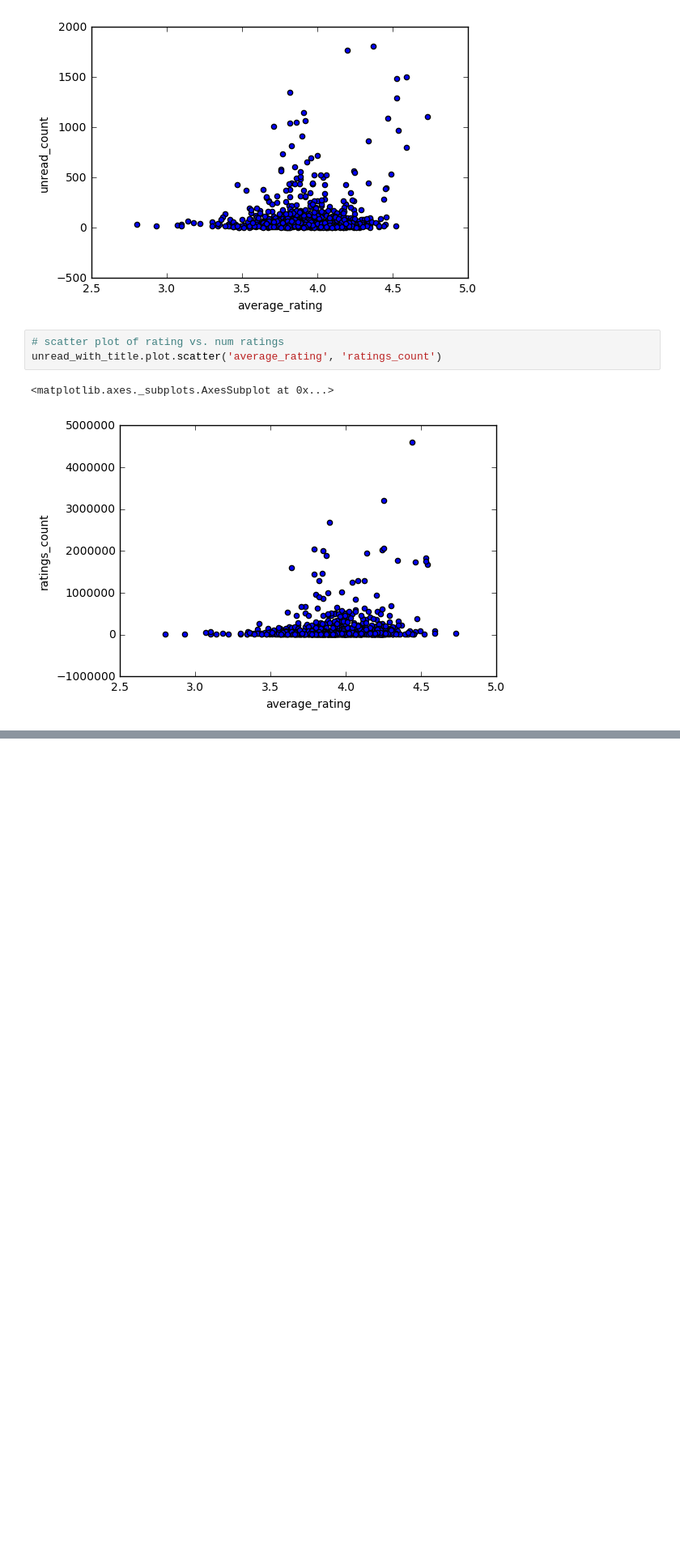
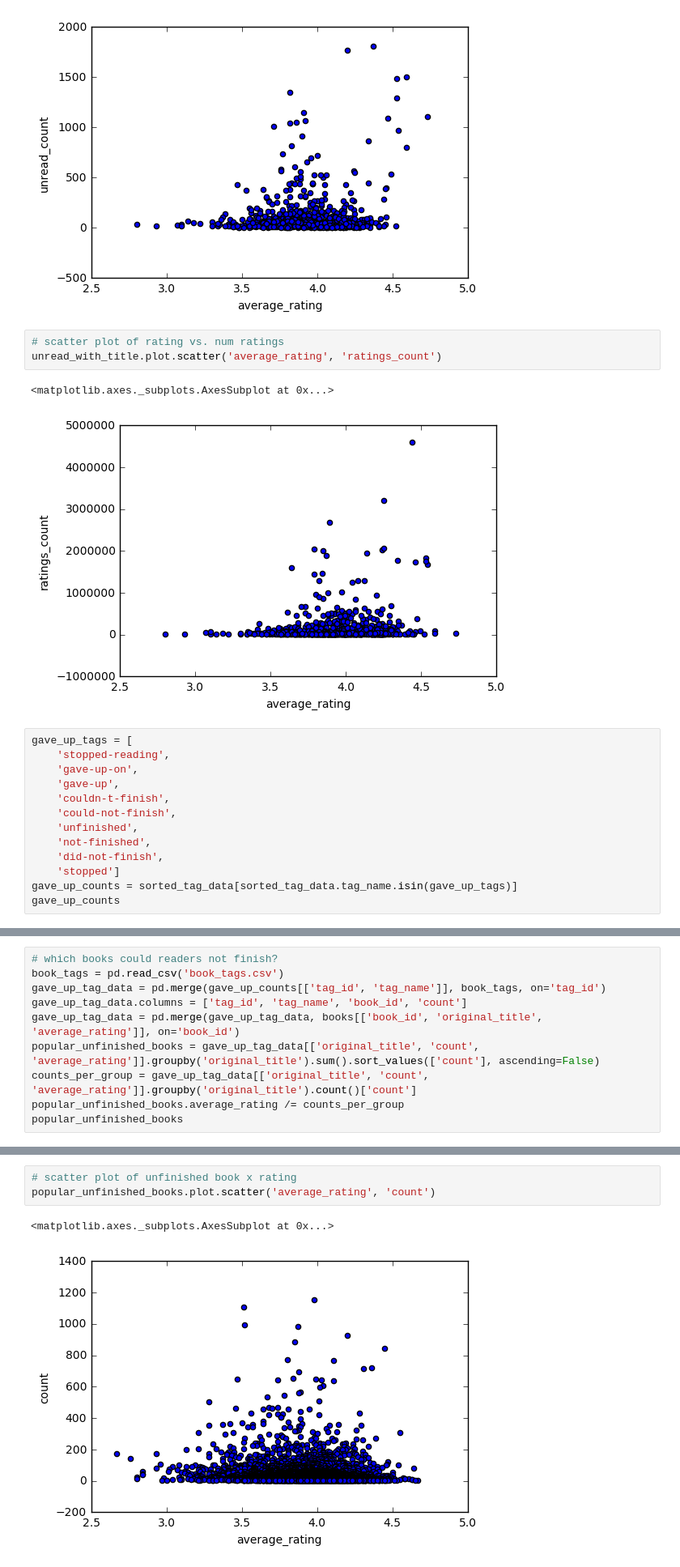
Before and after one commit to morganecf/goodreads-odsc, a Jupyter notebook: explore_goodreads.ipynb, the cells around one changed output, grey strips where cells are left out. Shown at 81% size. Saved outputs shown, nothing was run; the diff lists cells and outputs as text; blank space fills up the shorter version.

Commit message:
Explore most popular books by tag

```diff
--- a/explore_goodreads.ipynb
+++ b/explore_goodreads.ipynb
@@ -371,3 +371,16 @@ unread_with_title.plot.scatter('average_rating', 'ratings_count')
 # %% [output]
 <matplotlib.axes._subplots.AxesSubplot at 0x...>
 [figure]
+# %%
+gave_up_tags = [
+    'stopped-reading',
+    'gave-up-on',
+    'gave-up',
+    'couldn-t-finish',
+    'could-not-finish',
+    'unfinished',
+    'not-finished',
+    'did-not-finish',
+    'stopped']
+gave_up_counts = sorted_tag_data[sorted_tag_data.tag_name.isin(gave_up_tags)]
+gave_up_counts
@@ -373,0 +403,10 @@ unread_with_title.plot.scatter('average_rating', 'ratings_count')
+# %%
+# which books could readers not finish?
+book_tags = pd.read_csv('book_tags.csv')
+gave_up_tag_data = pd.merge(gave_up_counts[['tag_id', 'tag_name']], book_tags, on='tag_id')
+gave_up_tag_data.columns = ['tag_id', 'tag_name', 'book_id', 'count']
+gave_up_tag_data = pd.merge(gave_up_tag_data, books[['book_id', 'original_title', 'average_rating']], on='book_id')
+popular_unfinished_books = gave_up_tag_data[['original_title', 'count', 'average_rating']].groupby('original_title').sum().sort_values(['count'], ascending=False)
+counts_per_group = gave_up_tag_data[['original_title', 'count', 'average_rating']].groupby('original_title').count()['count']
+popular_unfinished_books.average_rating /= counts_per_group
+popular_unfinished_books
@@ -373,0 +433,6 @@ unread_with_title.plot.scatter('average_rating', 'ratings_count')
+# %%
+# scatter plot of unfinished book x rating
+popular_unfinished_books.plot.scatter('average_rating', 'count')
+# %% [output]
+<matplotlib.axes._subplots.AxesSubplot at 0x...>
+[figure, added]
```
Also changed, not shown: parts of 14 cells of this notebook.
